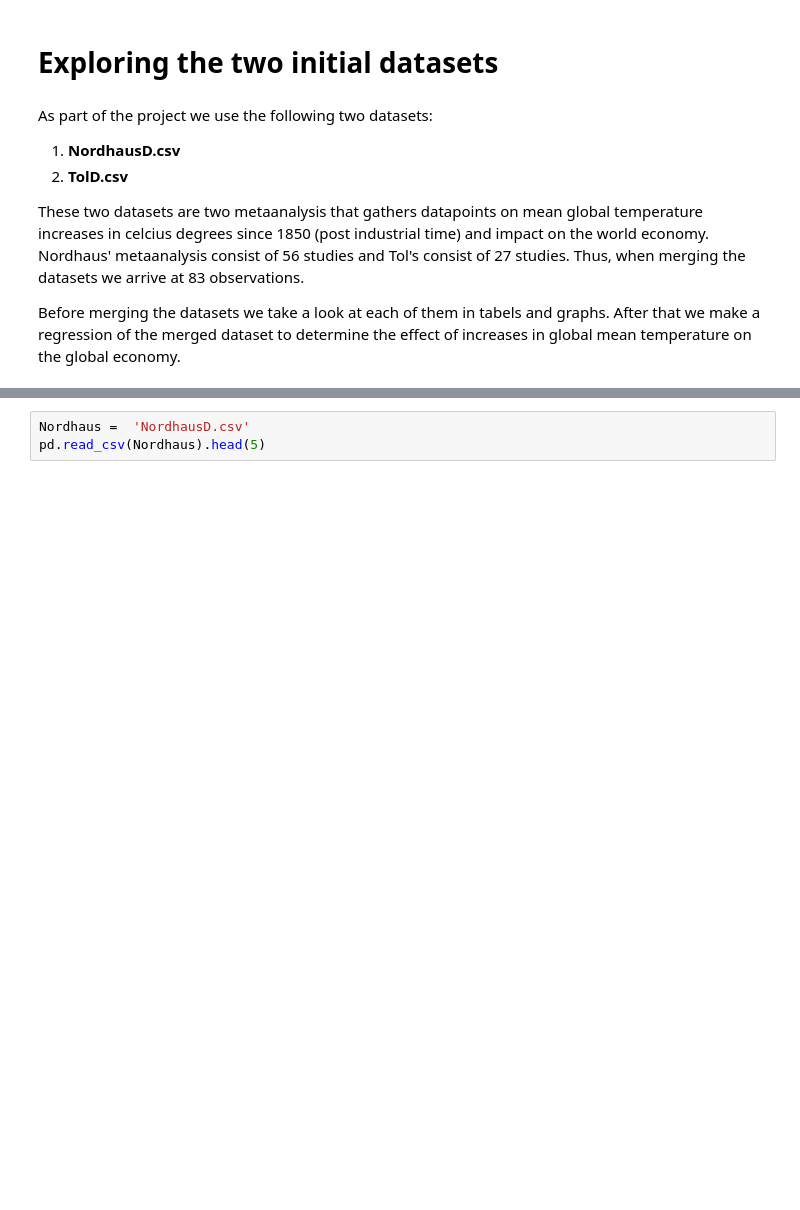
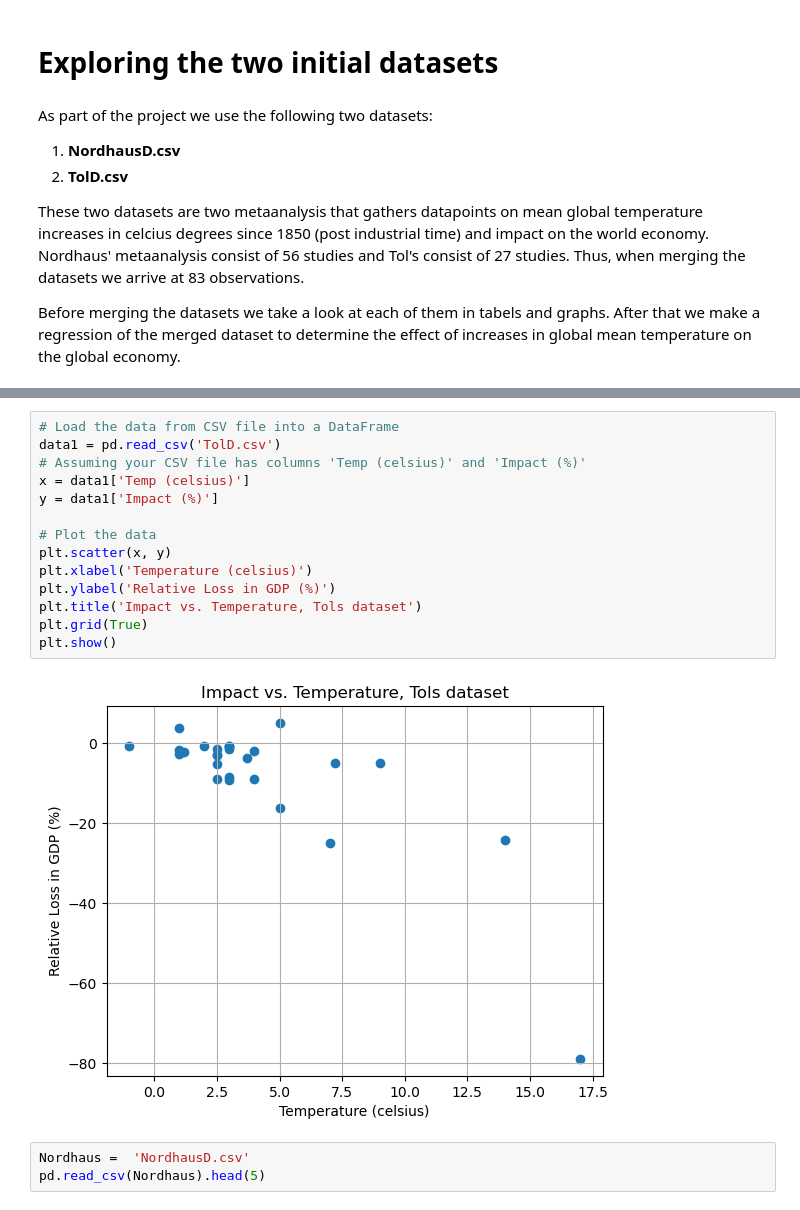
Before and after one commit to NumEconCopenhagen/projects-2024-carl-emil-nicholas-og-christian, a Jupyter notebook: dataproject/dataproject.ipynb, the cells around one changed output, grey strips where cells are left out. Saved outputs shown, nothing was run; the diff lists cells and outputs as text; blank space fills up the shorter version.

```diff
--- a/dataproject/dataproject.ipynb
+++ b/dataproject/dataproject.ipynb
@@ -31,3 +46,19 @@ Before merging the datasets we take a look at each of them in tabels and graphs.
+# %%
+# Load the data from CSV file into a DataFrame
+data1 = pd.read_csv('TolD.csv')
+# Assuming your CSV file has columns 'Temp (celsius)' and 'Impact (%)'
+x = data1['Temp (celsius)']
+y = data1['Impact (%)']
+
+# Plot the data
+plt.scatter(x, y)
+plt.xlabel('Temperature (celsius)')
+plt.ylabel('Relative Loss in GDP (%)')
+plt.title('Impact vs. Temperature, Tols dataset')
+plt.grid(True)
+plt.show()
+# %% [output]
+[figure, added]
 # %%
 Nordhaus =  'NordhausD.csv'
 pd.read_csv(Nordhaus).head(5)
```
Also changed, not shown: parts of 11 cells of this notebook, 1 other file.
